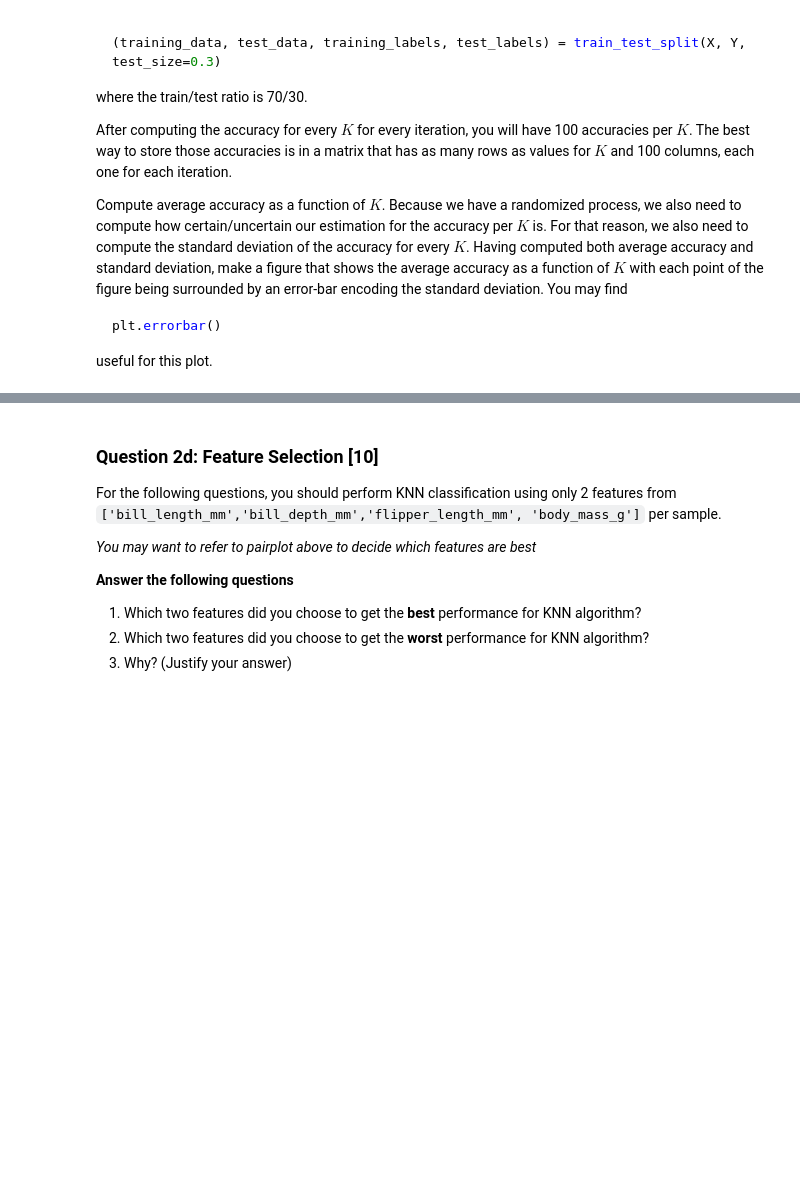
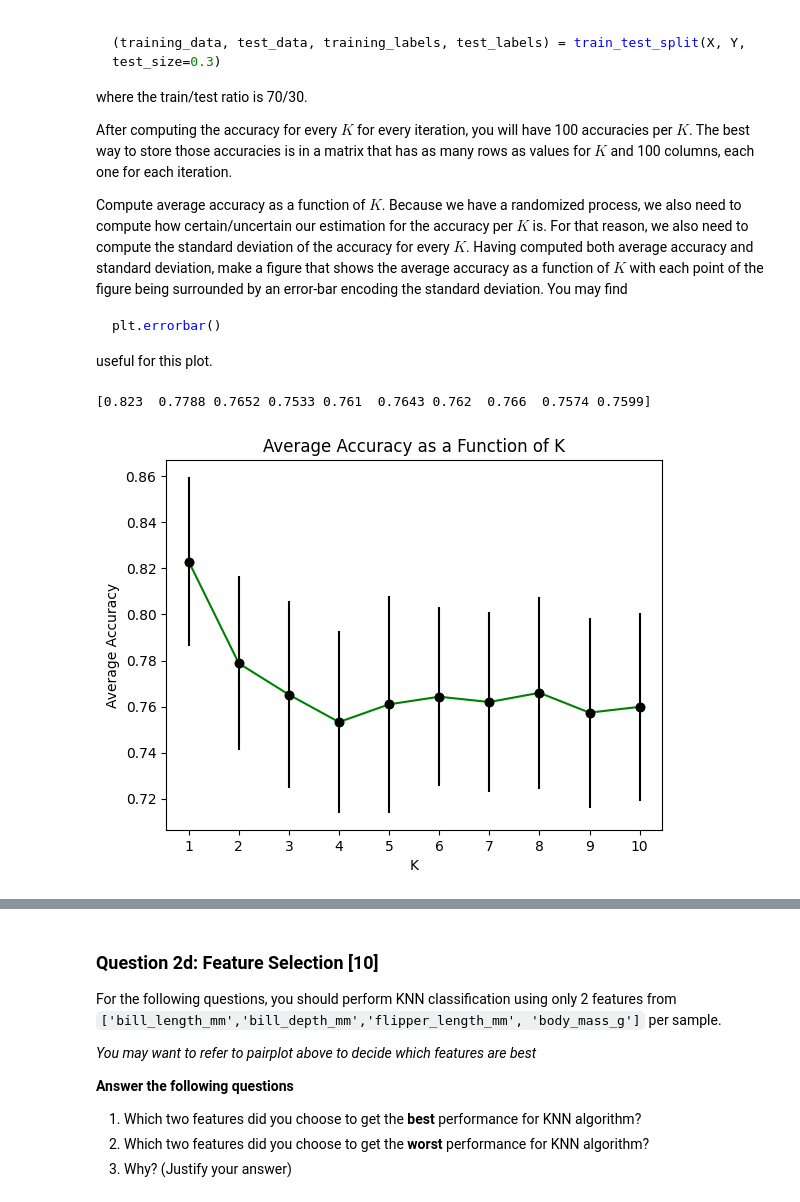
Before and after one commit to Akhan521/CS-171, a Jupyter notebook: Homework_2/fall2024_hw2.ipynb, the cells around one changed output, grey strips where cells are left out. Saved outputs shown, nothing was run; the diff lists cells and outputs as text; code cells hidden in the pictures; blank space fills up the shorter version.

```diff
--- a/Homework_2/fall2024_hw2.ipynb
+++ b/Homework_2/fall2024_hw2.ipynb
@@ -291,3 +335,36 @@ useful for this plot.
+# %%
+# TODO: write your code here
+# we now want to use our knn classifier on this data
+trials, num_K = 100, 10
+accuracies = np.zeros((num_K, trials))
+std_devs = np.zeros(num_K)
+
+for K in range(1,num_K+1):
+    for i in range(trials):
+        (training_data, test_data, training_labels, test_labels) = train_test_split(X, Y, test_size=0.3)
+        pred_labels = knnclassify(test_data, training_data, training_labels, K)
+        accuracy = sum(test_labels == pred_labels)/len(test_labels)
+        accuracies[K-1][i] = accuracy
+    std_devs[K-1] = np.std(accuracies[K-1])
+
+# TODO: plot the avg. accuracies as a function of K and standard deviations
+avg_accuracies = np.mean(accuracies, axis=1)
+
+print(avg_accuracies)
+# we now want to plot the avg. accuracies as a fnc. of k. (using green circles as our markers)
+plt.plot(range(1, num_K+1), avg_accuracies, 'go-')
+plt.xlabel('K')
+plt.ylabel('Average Accuracy')
+plt.xticks(range(1, num_K+1))
+plt.title('Average Accuracy as a Function of K')
+plt.errorbar(range(1, num_K+1), avg_accuracies, yerr=std_devs, fmt='o', color='black')
+plt.show()
+
+
+# You should be able to get above 80% accuracies
+# %% [output]
+[0.823  0.7788 0.7652 0.7533 0.761  0.7643 0.762  0.766  0.7574 0.7599]
+[figure, added]
 # %% [markdown]
 ### Question 2c: Effect of data normalization [10]
 
```
Also changed, not shown: parts of 12 cells of this notebook.
